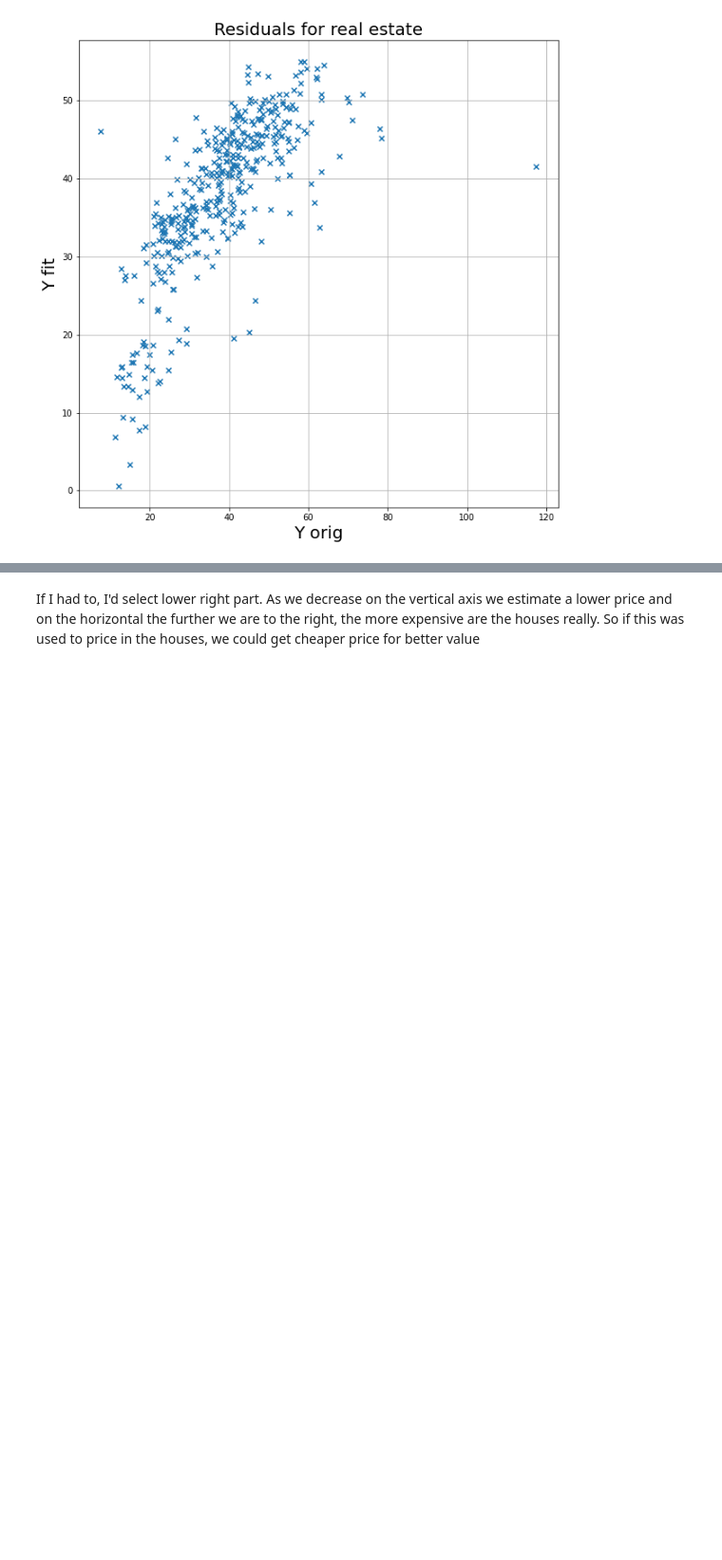
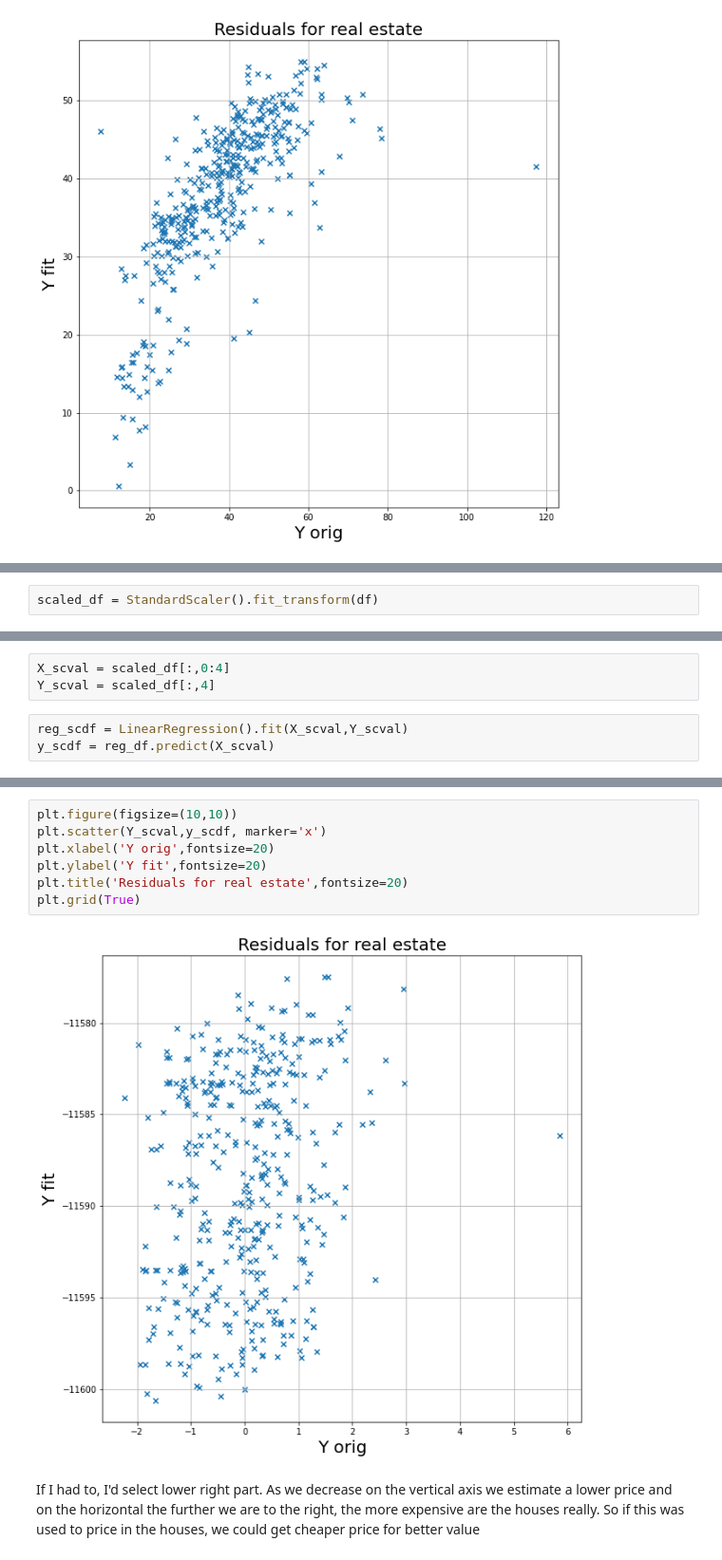
Before and after one commit to barnabasp/ML_Course, a Jupyter notebook: 4/hw_4_raw.ipynb, the cells around one changed output, grey strips where cells are left out. Shown at 95% size. Drawn from its saved outputs; the diff is of its cells as text; blank space fills up the shorter version.

```diff
--- a/4/hw_4_raw.ipynb
+++ b/4/hw_4_raw.ipynb
@@ -220,0 +225,2 @@ plt.grid(True)
+# %%
+scaled_df = StandardScaler().fit_transform(df)
@@ -220,0 +237,6 @@ plt.grid(True)
+# %%
+X_scval = scaled_df[:,0:4]
+Y_scval = scaled_df[:,4]
+# %%
+reg_scdf = LinearRegression().fit(X_scval,Y_scval)
+y_scdf = reg_df.predict(X_scval)
@@ -221,3 +253,12 @@ plt.grid(True)
+# %%
+plt.figure(figsize=(10,10))
+plt.scatter(Y_scval,y_scdf, marker='x')
+plt.xlabel('Y orig',fontsize=20)
+plt.ylabel('Y fit',fontsize=20)
+plt.title('Residuals for real estate',fontsize=20)
+plt.grid(True)
+# %% [output]
+[figure, added]
 # %% [markdown]
 If I had to, I'd select lower right part. As we decrease on the vertical axis we estimate a lower price and on the horizontal the further we are to the right, the more expensive are the houses really. So if this was used to price in the houses, we could get cheaper price for better value
 # %% [markdown]
```
Also changed, not shown: parts of 5 cells of this notebook, 2 other files.
